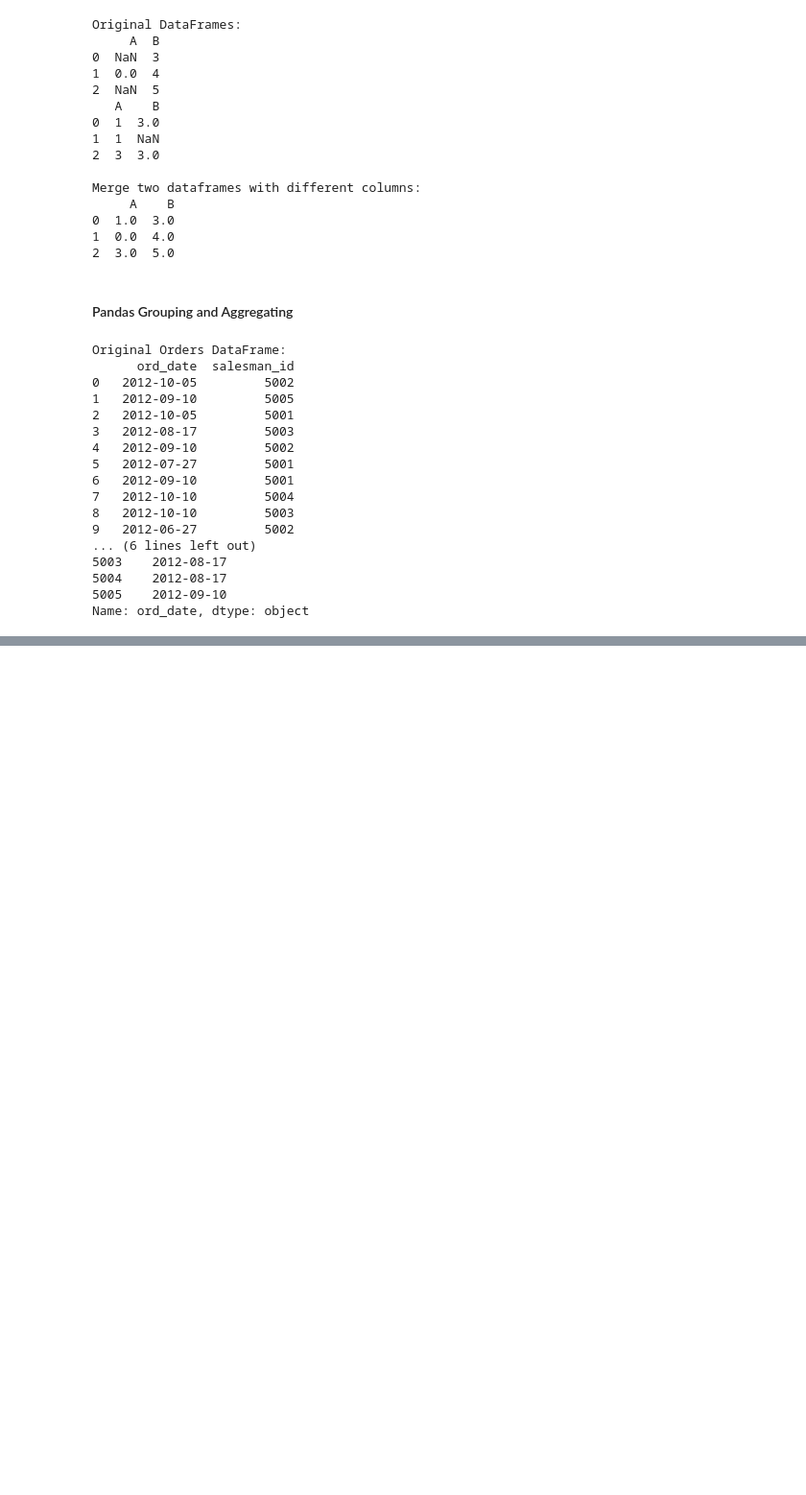
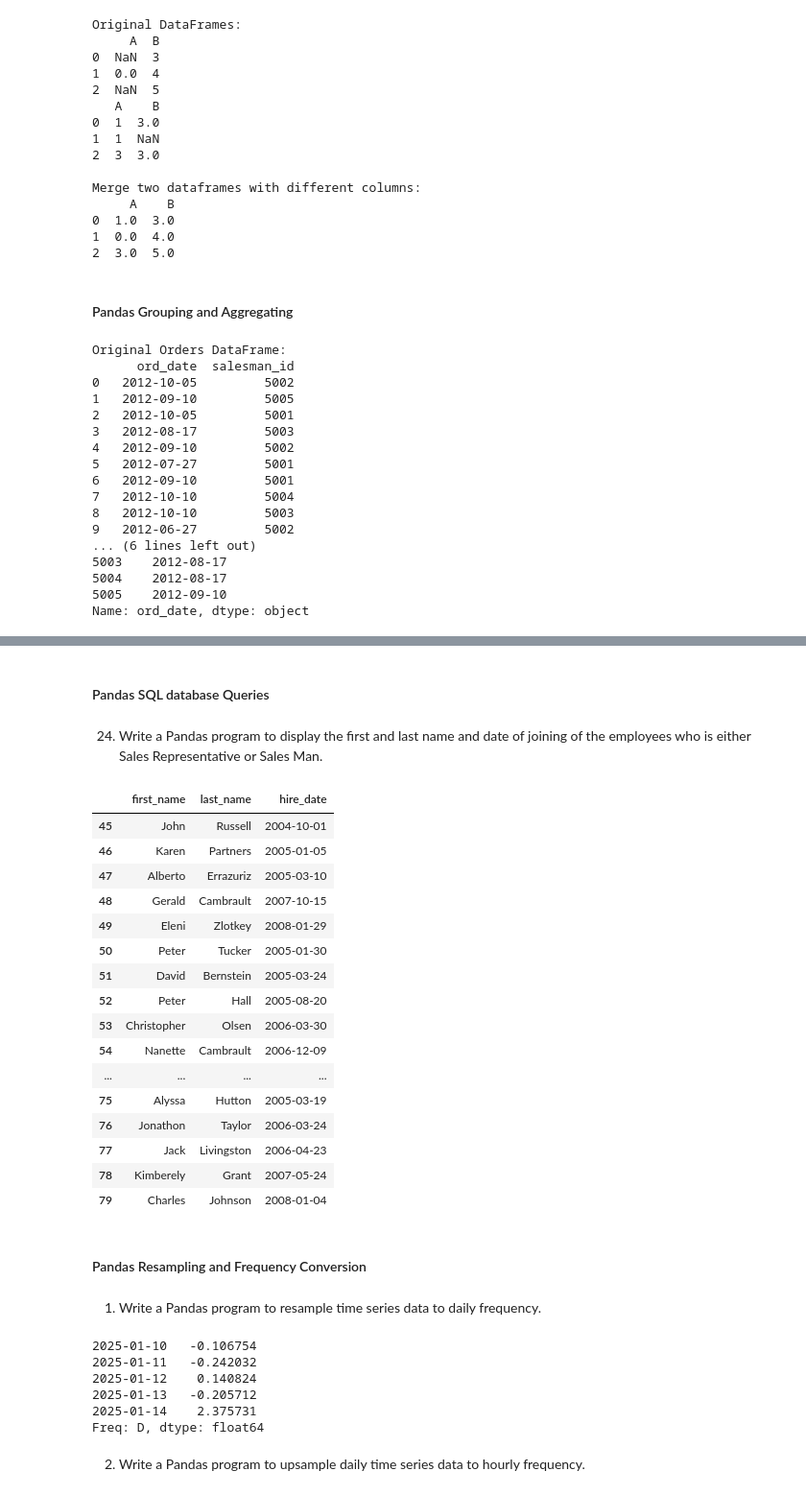
Before and after one commit to meetkothari-crest/Python-BootCamp, a Jupyter notebook: W3resource Exercise/23_Python Pandas.ipynb, the cells around one changed output, grey strips where cells are left out. Shown: that part at 96% size. Cells and saved outputs as stored; diff of their text form; code cells hidden in the pictures; blank space fills up the shorter version.

```diff
--- a/W3resource Exercise/23_Python Pandas.ipynb
+++ b/W3resource Exercise/23_Python Pandas.ipynb
@@ -323,0 +1119,30 @@ Name: ord_date, dtype: object
+# %% [markdown]
+#### Pandas SQL database Queries
+# %% [markdown]
+24. Write a Pandas program to display the first and last name and date of joining of the employees who is either Sales Representative or Sales Man.
+# %%
+df = pd.read_csv('./csv-files-for-use/EMPLOYEES.csv')
+df.head()
+
+res = df[ (df['job_id'] == 'SA_MAN') | (df['job_id'] == 'SA_REP')]
+res[['first_name', 'last_name', 'hire_date']]
+# %% [output]
+|  | first_name | last_name | hire_date |
+| 45 | John | Russell | 2004-10-01 |
+| 46 | Karen | Partners | 2005-01-05 |
+| 47 | Alberto | Errazuriz | 2005-03-10 |
+| 48 | Gerald | Cambrault | 2007-10-15 |
+| 49 | Eleni | Zlotkey | 2008-01-29 |
+| 50 | Peter | Tucker | 2005-01-30 |
+| 51 | David | Bernstein | 2005-03-24 |
+| 52 | Peter | Hall | 2005-08-20 |
+| 53 | Christopher | Olsen | 2006-03-30 |
+| 54 | Nanette | Cambrault | 2006-12-09 |
+| ... | ... | ... | ... |
+| 75 | Alyssa | Hutton | 2005-03-19 |
+| 76 | Jonathon | Taylor | 2006-03-24 |
+| 77 | Jack | Livingston | 2006-04-23 |
+| 78 | Kimberely | Grant | 2007-05-24 |
+| 79 | Charles | Johnson | 2008-01-04 |
+# %% [markdown]
+#### Pandas Resampling and Frequency Conversion
@@ -323,0 +1152,18 @@ Name: ord_date, dtype: object
+# %% [markdown]
+1. Write a Pandas program to resample time series data to daily frequency.
+# %%
+d_range = pd.date_range(start='2025-01-10', end='2025-01-14', freq='h')
+
+ts = pd.Series(np.random.randn(len(d_range)), index=d_range)
+ts_daily = ts.resample('D').mean()
+
+print(ts_daily)
+# %% [output]
+2025-01-10   -0.106754
+2025-01-11   -0.242032
+2025-01-12    0.140824
+2025-01-13   -0.205712
+2025-01-14    2.375731
+Freq: D, dtype: float64
+# %% [markdown]
+2. Write a Pandas program to upsample daily time series data to hourly frequency.
```
Also changed, not shown: parts of 116 cells of this notebook, 3 other files.
